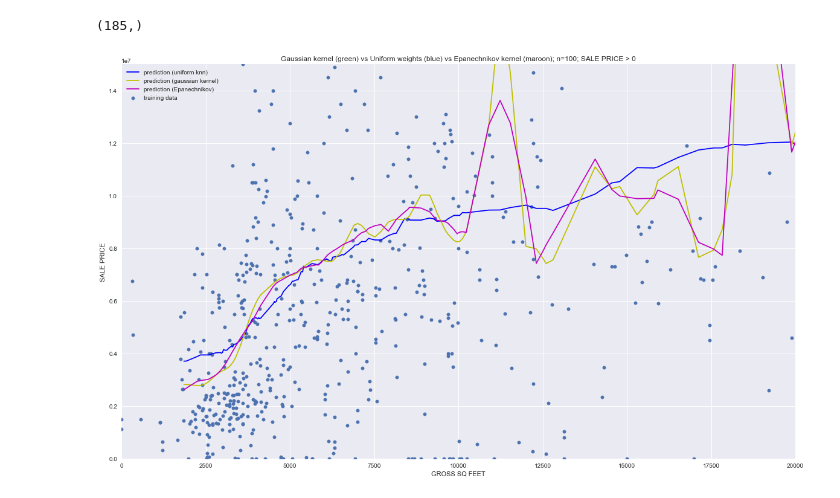
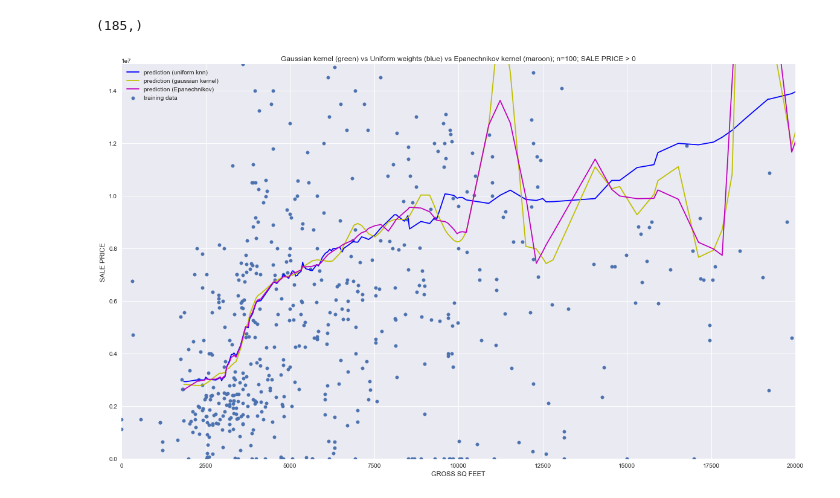
Before and after one commit to unchitta/f17-machine-learning-project, a Jupyter notebook: notebooks/06-kernel-regression.ipynb, the cells around one changed output. Drawn from its saved outputs; the diff is of its cells as text; code cells hidden in the pictures.

```diff
--- a/notebooks/06-kernel-regression.ipynb
+++ b/notebooks/06-kernel-regression.ipynb
@@ -67,11 +67,11 @@ from sklearn.neighbors import KNeighborsRegressor
 
 T = sorted(X_test.values.reshape(-1,1))
 
-knn = KNeighborsRegressor(n_neighbors=200, weights=gaussian_kernel)
+knn = KNeighborsRegressor(n_neighbors=100, weights=gaussian_kernel)
 knn.fit(X_train.values.reshape(-1,1), y_train)
 y_preds = knn.predict(T)
 
-knn2 = KNeighborsRegressor(n_neighbors=200, weights='uniform')
+knn2 = KNeighborsRegressor(n_neighbors=100, weights='uniform')
 knn2.fit(X_train.values.reshape(-1,1), y_train)
 y_preds_uniform = knn2.predict(T)
 
@@ -104,31 +104,31 @@ X_test2.shape
 # %%
 T2 = sorted(X_test2.values.reshape(-1,1))
 
-knn3 = KNeighborsRegressor(n_neighbors=200, weights=epanechnikov_kernel)
+knn3 = KNeighborsRegressor(n_neighbors=100, weights=epanechnikov_kernel)
 
 knn.fit(X_train2.values.reshape(-1,1), y_train2)
 y_preds2 = knn.predict(T2)
 
 knn2.fit(X_train2.values.reshape(-1,1), y_train2)
 y_preds_uniform2 = knn2.predict(T2)
 
 knn3.fit(X_train2.values.reshape(-1,1), y_train2)
 y_preds_epa2 = knn3.predict(T2)
 
 plt.figure(figsize=(20, 12))
 plt.ylim([0,15000000])
 plt.xlim([0,20000])
 #plt.scatter(T,y_preds, label='testing data', marker='.', c='r',s=30)
 plt.scatter(X_train2,y_train2, label='training data', s=30)
 plt.plot(T2,y_preds_uniform2, label='prediction (uniform knn)', c='b')
 plt.plot(T2,y_preds2, label='prediction (gaussian kernel)', c='y')
 plt.plot(T2,y_preds_epa2, label='prediction (Epanechnikov)', c='m')
 
 plt.xlabel('GROSS SQ FEET')
 plt.ylabel('SALE PRICE')
 plt.title('Gaussian kernel (green) vs Uniform weights (blue) vs Epanechnikov kernel (maroon); n=100; SALE PRICE > 0')
 plt.legend()
 
 plt.show()
 # %% [output]
-[figure, old version]
+[figure, new version]
```
Also changed, not shown: parts of 8 cells of this notebook, 1 other file.
